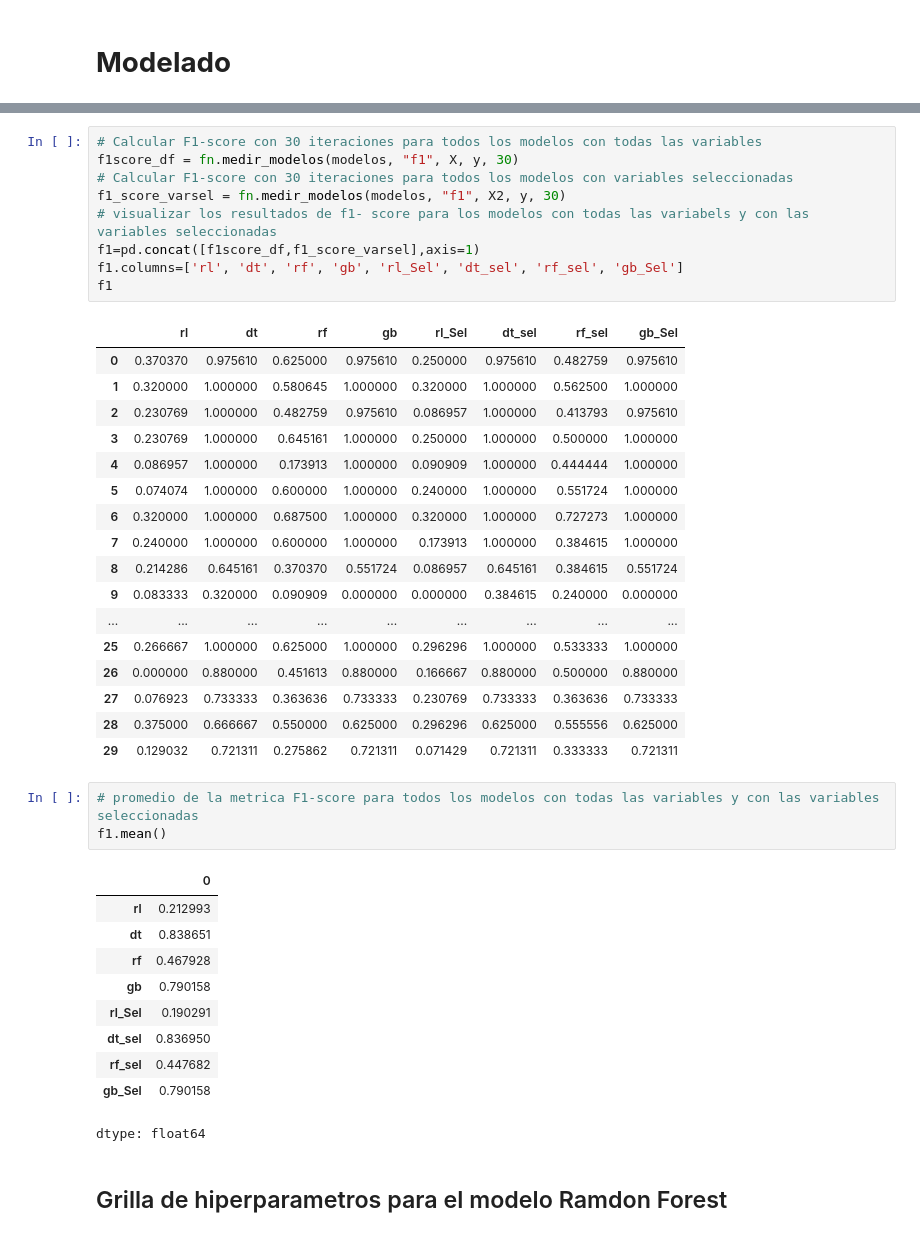
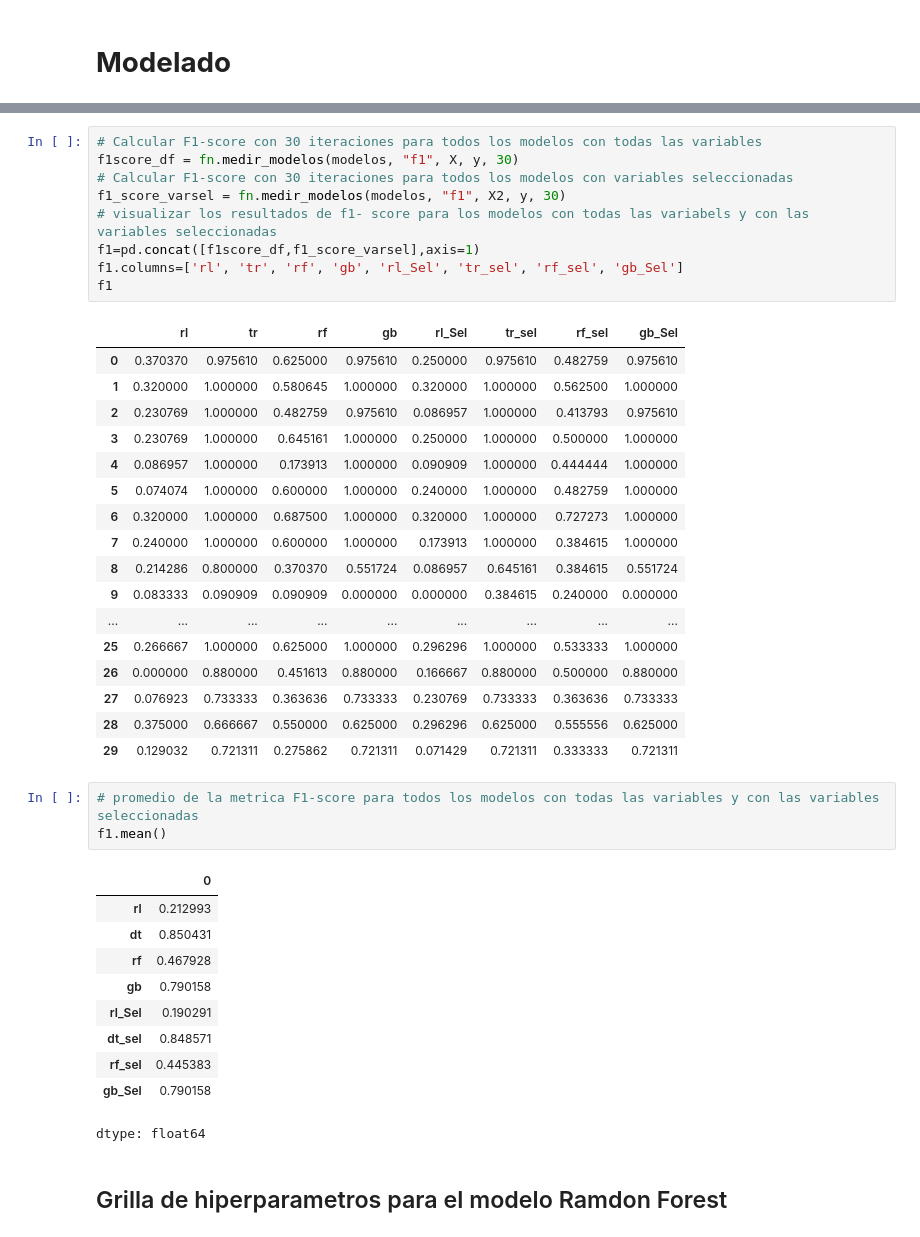
Before and after one commit to auramolina/Anal-tica-en-recursos-humanos, a Jupyter notebook: 03 Modelado.ipynb, the cells around one changed output, grey strips where cells are left out. Cells and saved outputs as stored; diff of their text form.

```diff
--- a/03 Modelado.ipynb
+++ b/03 Modelado.ipynb
@@ -156,24 +149,24 @@ def medir_modelos(modelos,scoring,X,y,cv):
 # %%
 # Calcular F1-score con 30 iteraciones para todos los modelos con todas las variables
 f1score_df = fn.medir_modelos(modelos, "f1", X, y, 30)
 # Calcular F1-score con 30 iteraciones para todos los modelos con variables seleccionadas
 f1_score_varsel = fn.medir_modelos(modelos, "f1", X2, y, 30)
 # visualizar los resultados de f1- score para los modelos con todas las variabels y con las variables seleccionadas
 f1=pd.concat([f1score_df,f1_score_varsel],axis=1)
-f1.columns=['rl', 'dt', 'rf', 'gb', 'rl_Sel', 'dt_sel', 'rf_sel', 'gb_Sel']
+f1.columns=['rl', 'tr', 'rf', 'gb', 'rl_Sel', 'tr_sel', 'rf_sel', 'gb_Sel']
 f1
 # %% [output]
-|  | rl | dt | rf | gb | rl_Sel | dt_sel | rf_sel | gb_Sel |
+|  | rl | tr | rf | gb | rl_Sel | tr_sel | rf_sel | gb_Sel |
 | 0 | 0.370370 | 0.975610 | 0.625000 | 0.975610 | 0.250000 | 0.975610 | 0.482759 | 0.975610 |
 | 1 | 0.320000 | 1.000000 | 0.580645 | 1.000000 | 0.320000 | 1.000000 | 0.562500 | 1.000000 |
 | 2 | 0.230769 | 1.000000 | 0.482759 | 0.975610 | 0.086957 | 1.000000 | 0.413793 | 0.975610 |
 | 3 | 0.230769 | 1.000000 | 0.645161 | 1.000000 | 0.250000 | 1.000000 | 0.500000 | 1.000000 |
 | 4 | 0.086957 | 1.000000 | 0.173913 | 1.000000 | 0.090909 | 1.000000 | 0.444444 | 1.000000 |
-| 5 | 0.074074 | 1.000000 | 0.600000 | 1.000000 | 0.240000 | 1.000000 | 0.551724 | 1.000000 |
+| 5 | 0.074074 | 1.000000 | 0.600000 | 1.000000 | 0.240000 | 1.000000 | 0.482759 | 1.000000 |
 | 6 | 0.320000 | 1.000000 | 0.687500 | 1.000000 | 0.320000 | 1.000000 | 0.727273 | 1.000000 |
 | 7 | 0.240000 | 1.000000 | 0.600000 | 1.000000 | 0.173913 | 1.000000 | 0.384615 | 1.000000 |
-| 8 | 0.214286 | 0.645161 | 0.370370 | 0.551724 | 0.086957 | 0.645161 | 0.384615 | 0.551724 |
-| 9 | 0.083333 | 0.320000 | 0.090909 | 0.000000 | 0.000000 | 0.384615 | 0.240000 | 0.000000 |
+| 8 | 0.214286 | 0.800000 | 0.370370 | 0.551724 | 0.086957 | 0.645161 | 0.384615 | 0.551724 |
+| 9 | 0.083333 | 0.090909 | 0.090909 | 0.000000 | 0.000000 | 0.384615 | 0.240000 | 0.000000 |
 | ... | ... | ... | ... | ... | ... | ... | ... | ... |
 | 25 | 0.266667 | 1.000000 | 0.625000 | 1.000000 | 0.296296 | 1.000000 | 0.533333 | 1.000000 |
 | 26 | 0.000000 | 0.880000 | 0.451613 | 0.880000 | 0.166667 | 0.880000 | 0.500000 | 0.880000 |
@@ -186,12 +179,12 @@ f1.mean()
 # %% [output]
 |  | 0 |
 | rl | 0.212993 |
-| dt | 0.838651 |
+| dt | 0.850431 |
 | rf | 0.467928 |
 | gb | 0.790158 |
 | rl_Sel | 0.190291 |
-| dt_sel | 0.836950 |
-| rf_sel | 0.447682 |
+| dt_sel | 0.848571 |
+| rf_sel | 0.445383 |
 | gb_Sel | 0.790158 |
 dtype: float64
 # %% [markdown]
```
Also changed, not shown: parts of 31 cells of this notebook, 3 other files.
